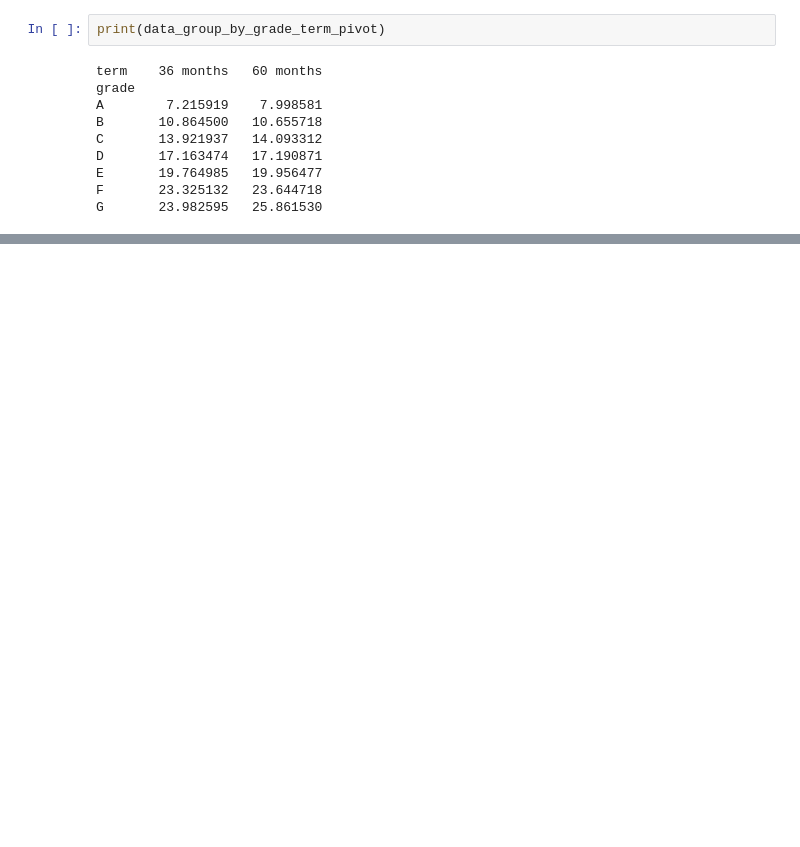
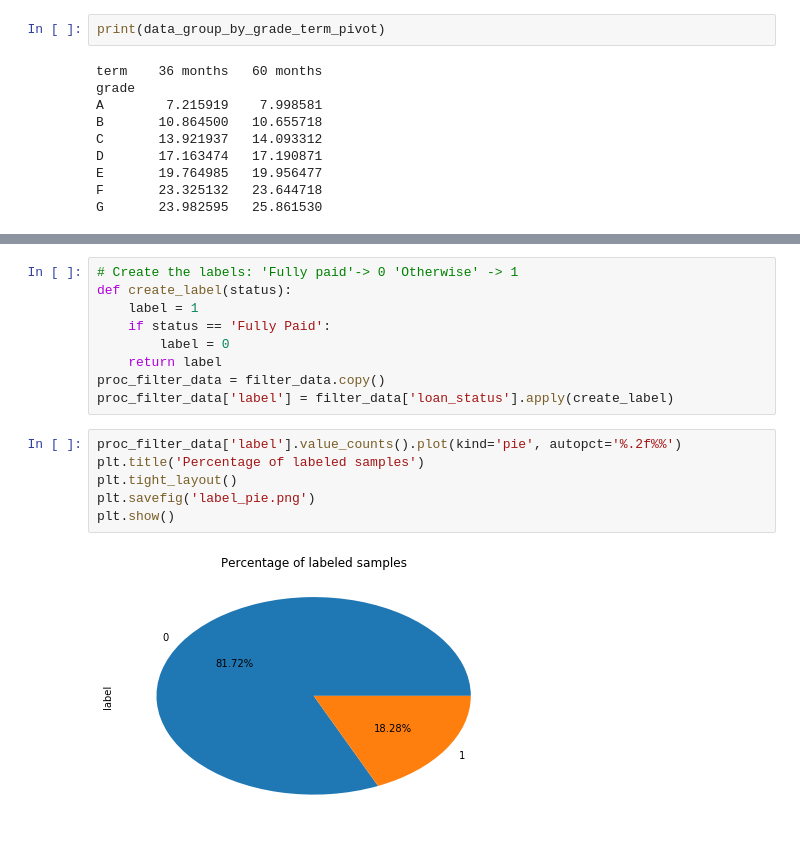
Before and after one commit to freena22/Data-Science-Projects, a Jupyter notebook: 06_Analyze_Lending_Club's_Issued_Loans.ipynb, the cells around one changed output, grey strips where cells are left out. Saved outputs shown, nothing was run; the diff lists cells and outputs as text; blank space fills up the shorter version.

```diff
--- a/06_Analyze_Lending_Club's_Issued_Loans.ipynb
+++ b/06_Analyze_Lending_Club's_Issued_Loans.ipynb
@@ -207,0 +239,17 @@ data_group_by_grade_term_pivot.to_csv('intrate_by_grade_term2.csv')
+# %%
+# Create the labels: 'Fully paid'-> 0 'Otherwise' -> 1
+def create_label(status):
+    label = 1
+    if status == 'Fully Paid':
+        label = 0
+    return label
+proc_filter_data = filter_data.copy()
+proc_filter_data['label'] = filter_data['loan_status'].apply(create_label)
+# %%
+proc_filter_data['label'].value_counts().plot(kind='pie', autopct='%.2f%%')
+plt.title('Percentage of labeled samples')
+plt.tight_layout()
+plt.savefig('label_pie.png')
+plt.show()
+# %% [output]
+[figure, added]
```
Also changed, not shown: parts of 23 cells of this notebook.
